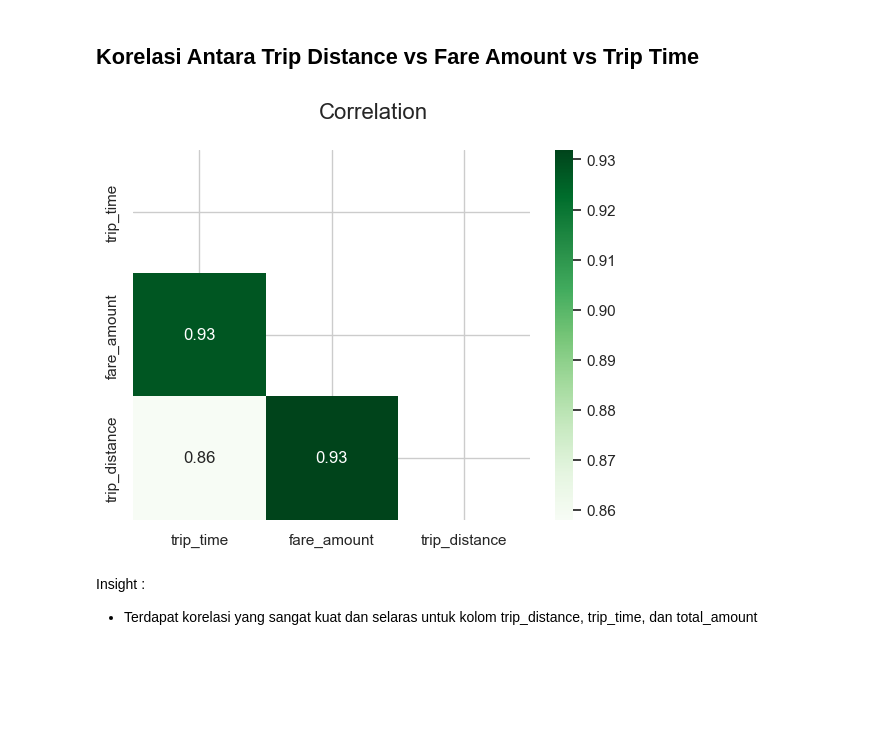
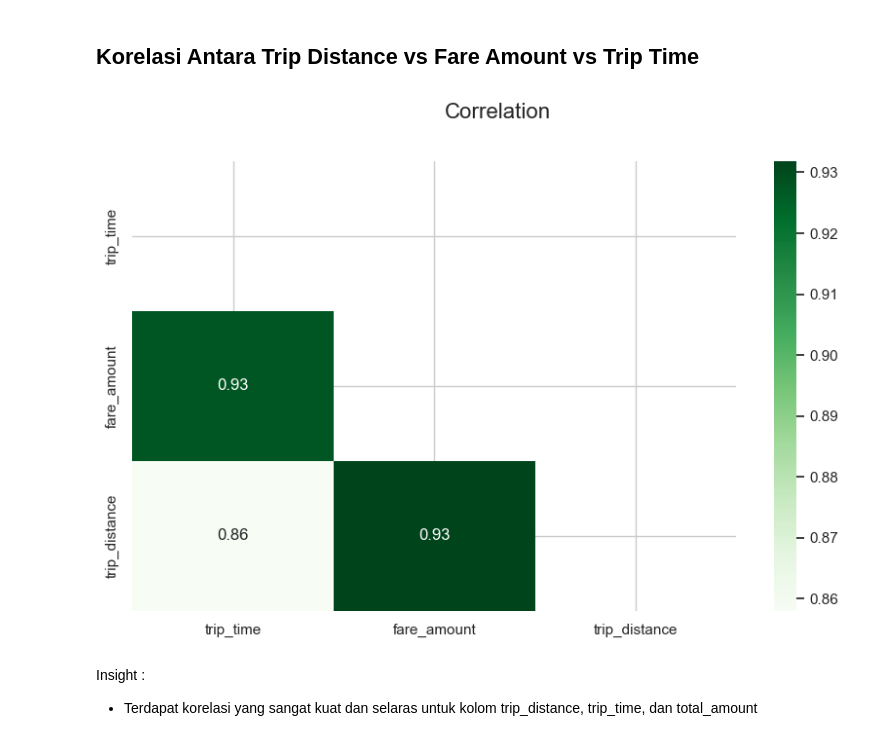
Before and after one commit to ariqr11/capstone2_purwadhika, a Jupyter notebook: DataAnalysis.ipynb, the cells around one changed output. Drawn from its saved outputs; the diff is of its cells as text; code cells hidden in the pictures; blank space fills up the shorter version.

```diff
--- a/DataAnalysis.ipynb
+++ b/DataAnalysis.ipynb
@@ -171,13 +171,14 @@ plt.show()
 # %% [markdown]
 ## **Korelasi Antara Trip Distance vs Fare Amount vs Trip Time**
 # %%
+plt.figure(figsize=(10, 6))
 sns.heatmap(df[['trip_time','fare_amount','trip_distance']].corr(method='spearman'),annot=True,cmap='Greens',mask=np.triu(df[['trip_time','total_amount','trip_distance']].corr(method='spearman')))
 
 plt.suptitle('Correlation', fontsize=16)
 
 plt.show()
 # %% [output]
-[figure, old version]
+[figure, new version]
 # %% [markdown]
 Insight :
 
```
Also changed, not shown: parts of 15 cells of this notebook.
